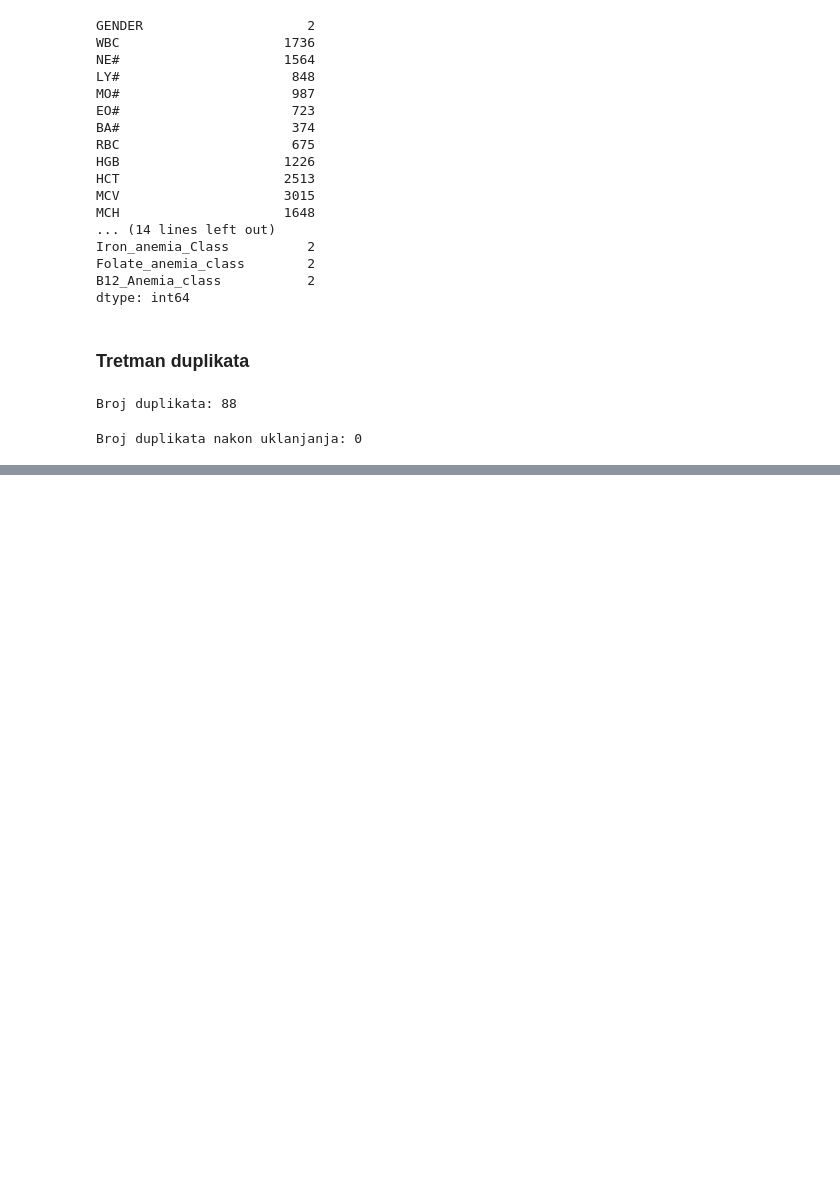
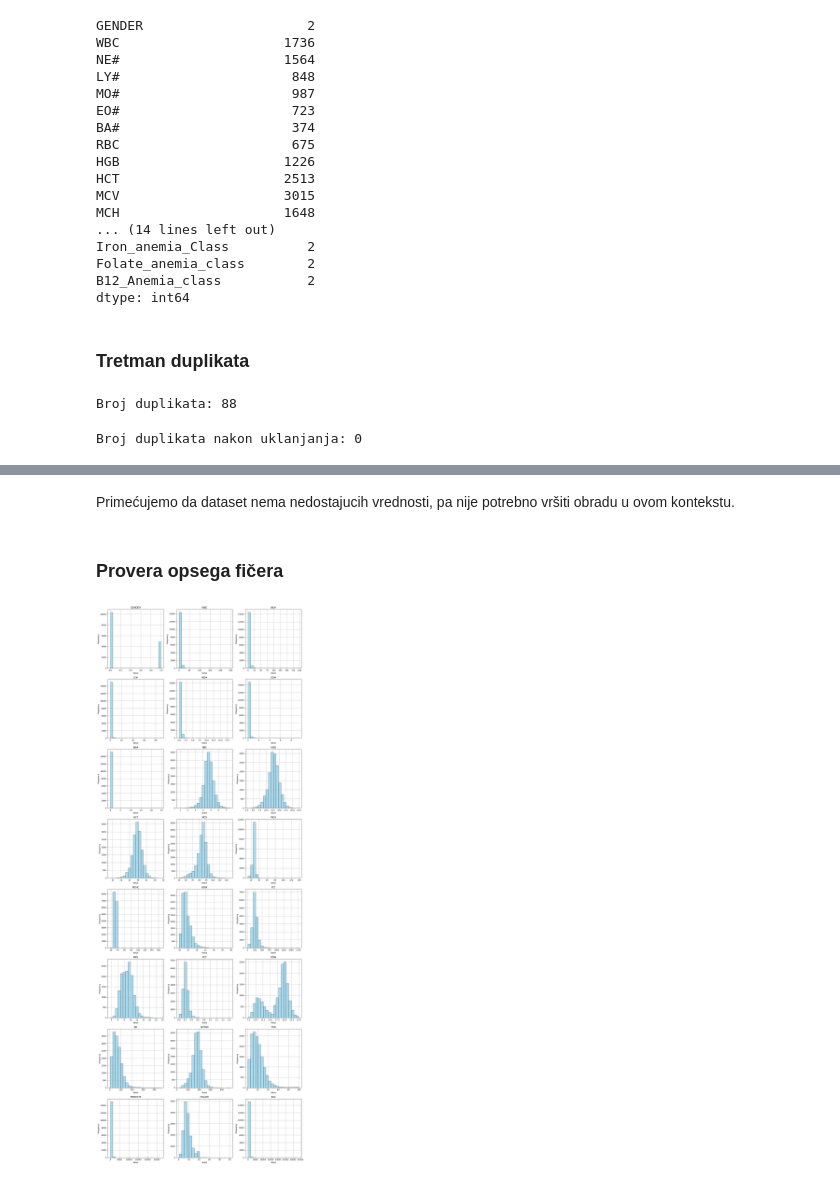
Before and after one commit to TeodoraSekulic/MASINSKO-projekat3, a Jupyter notebook: p3.ipynb, the cells around one changed output, grey strips where cells are left out. Cells and saved outputs as stored; diff of their text form; code cells hidden in the pictures; blank space fills up the shorter version.

```diff
--- a/p3.ipynb
+++ b/p3.ipynb
@@ -100,0 +144,29 @@ Broj duplikata nakon uklanjanja: 0
+# %% [markdown]
+Primećujemo da dataset nema nedostajucih vrednosti, pa nije potrebno vršiti obradu u ovom kontekstu.
+# %% [markdown]
+### Provera opsega fičera
+# %%
+import matplotlib.pyplot as plt
+
+def plot_numerical_feature_distribution(data):
+    numerical_features = data.select_dtypes(include=['float64', 'int64'])
+    num_features = len(numerical_features.columns)
+    num_cols = 3
+    num_rows = 8
+    plt.figure(figsize=(15, 5 * num_rows))
+
+    numerical_features2 = numerical_features.iloc[:, :-5]
+
+    for i, col in enumerate(numerical_features2.columns, 1):
+        plt.subplot(num_rows, num_cols, i)
+        data[col].hist(bins=20, color='skyblue', edgecolor='black', alpha=0.7)
+        plt.title(col)
+        plt.xlabel('Value')
+        plt.ylabel('Frequency')
+
+    plt.tight_layout()
+    plt.show()
+
+plot_numerical_feature_distribution(df)
+# %% [output]
+[figure, added]
```
Also changed, not shown: parts of 43 cells of this notebook.
